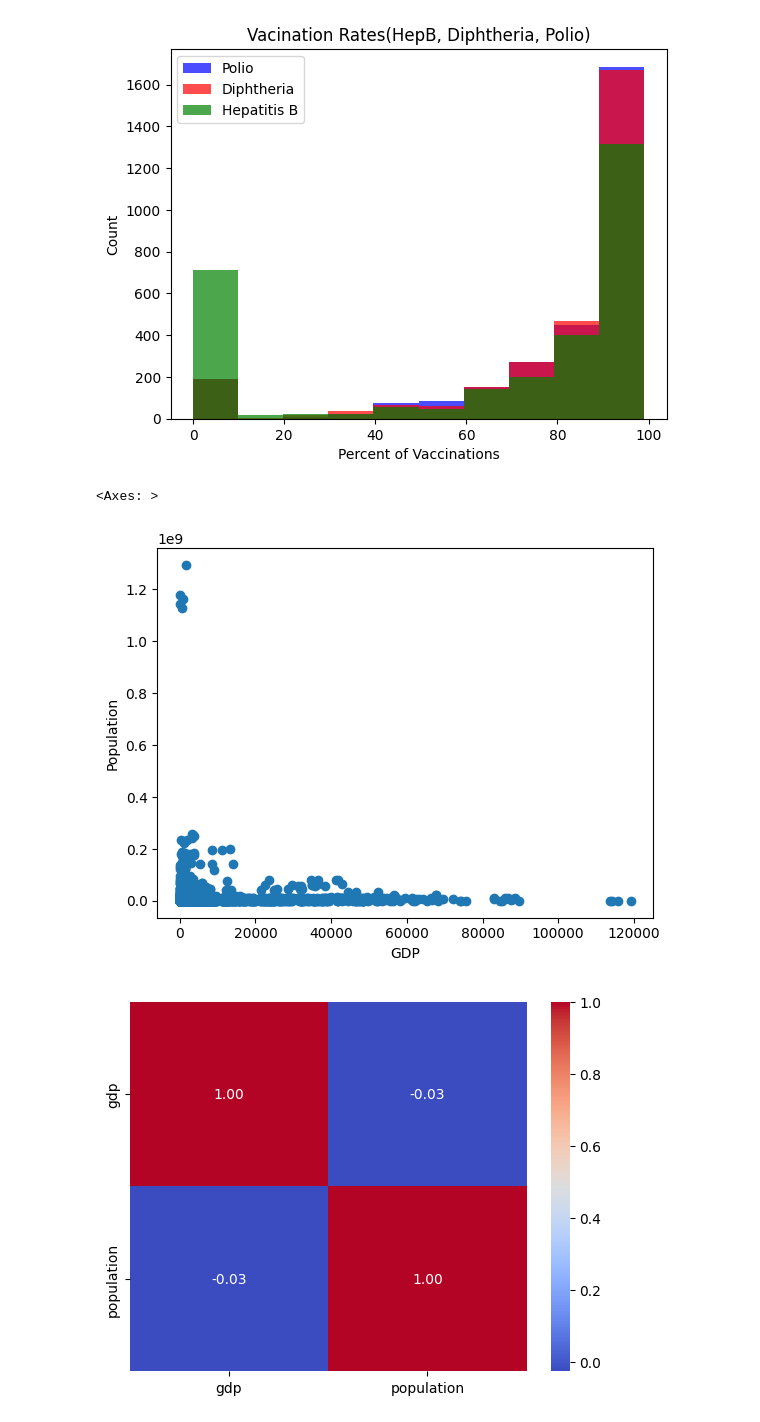
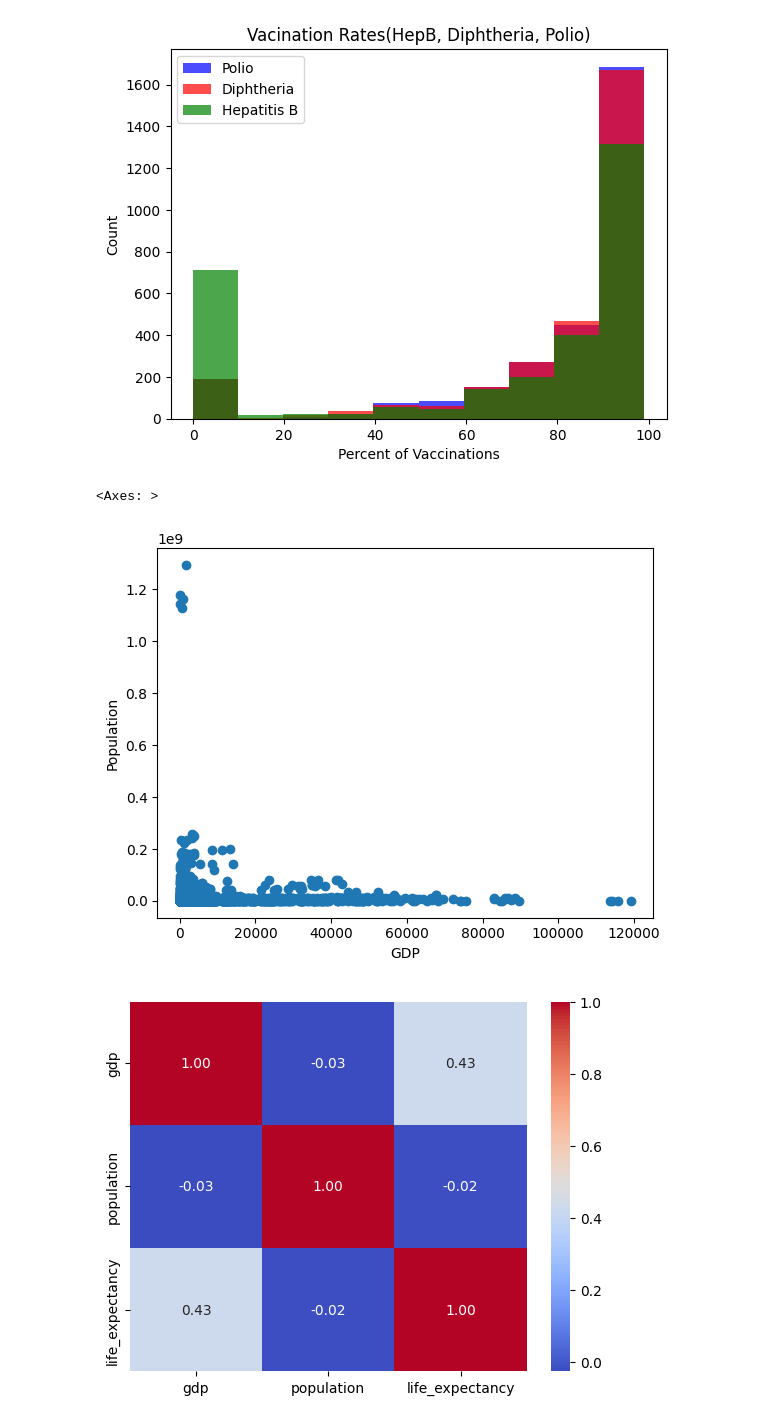
Before and after one commit to gjmessino/python-homework, a Jupyter notebook: ctd-python-data-pipeline.ipynb, the cells around one changed output. Saved outputs shown, nothing was run; the diff lists cells and outputs as text; code cells hidden in the pictures.

```diff
--- a/ctd-python-data-pipeline.ipynb
+++ b/ctd-python-data-pipeline.ipynb
@@ -226,17 +226,17 @@ plt.show
 <function matplotlib.pyplot.show(close=None, block=None)>
 [figure]
 # %%
-new_df = df[['gdp', 'population']]
+new_df = df[['gdp', 'population', 'life_expectancy']]
 
 plt.figure(3)
 plt.scatter(new_df['gdp'], new_df['population'])
 plt.xlabel('GDP')
 plt.ylabel('Population')
 
 corr_gdp = new_df.corr()
 plt.figure(4)
 sns.heatmap(corr_gdp, annot=True, cmap="coolwarm", fmt=".2f")
 # %% [output]
 <Axes: >
 [figure]
-[figure, old version]
+[figure, new version]
```
